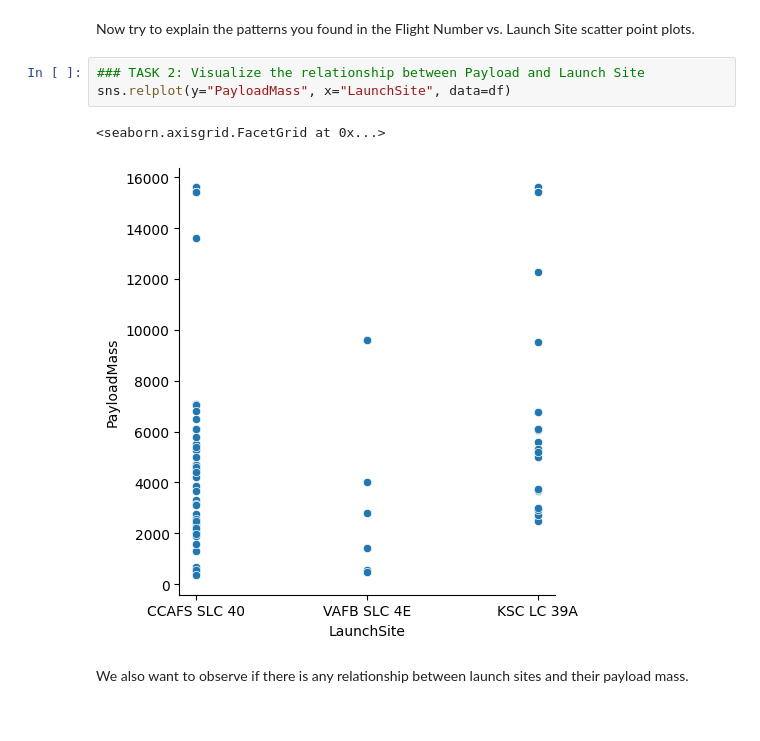
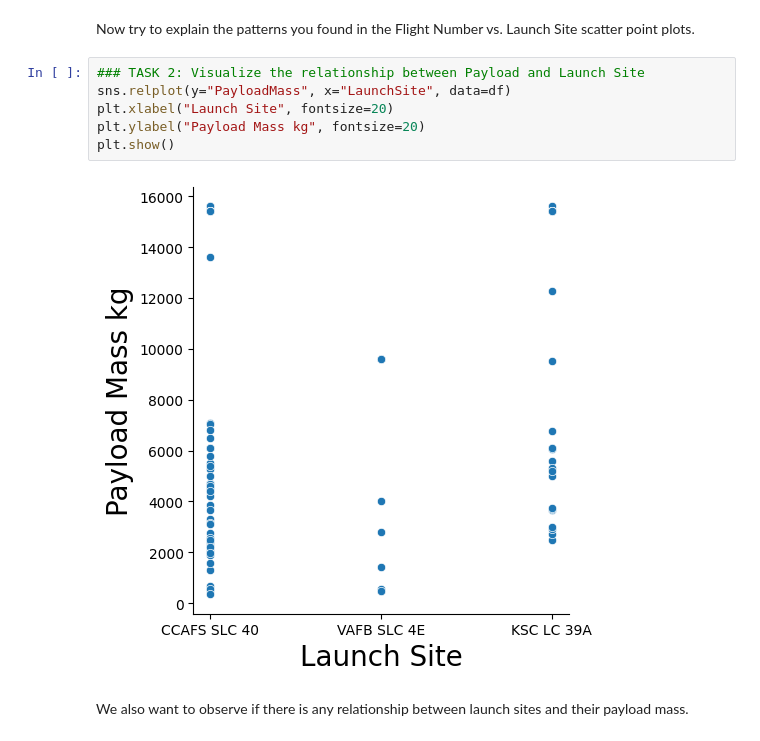
Before and after one commit to k0s3r40/coursera-data-science, a Jupyter notebook: applied_data_science_capstone/jupyter-labs-eda-dataviz.ipynb.jupyterlite.ipynb, the cells around one changed output. Saved outputs shown, nothing was run; the diff lists cells and outputs as text.

```diff
--- a/applied_data_science_capstone/jupyter-labs-eda-dataviz.ipynb.jupyterlite.ipynb
+++ b/applied_data_science_capstone/jupyter-labs-eda-dataviz.ipynb.jupyterlite.ipynb
@@ -107,9 +107,11 @@ Now try to explain the patterns you found in the Flight Number vs. Launch Site s
 # %%
 ### TASK 2: Visualize the relationship between Payload and Launch Site
 sns.relplot(y="PayloadMass", x="LaunchSite", data=df)
+plt.xlabel("Launch Site", fontsize=20)
+plt.ylabel("Payload Mass kg", fontsize=20)
+plt.show()
 # %% [output]
-<seaborn.axisgrid.FacetGrid at 0x...>
-[figure, old version]
+[figure, new version]
 # %% [markdown]
 We also want to observe if there is any relationship between launch sites and their payload mass.
 # %%
```
Also changed, not shown: parts of 6 cells of this notebook, 5 other files.
